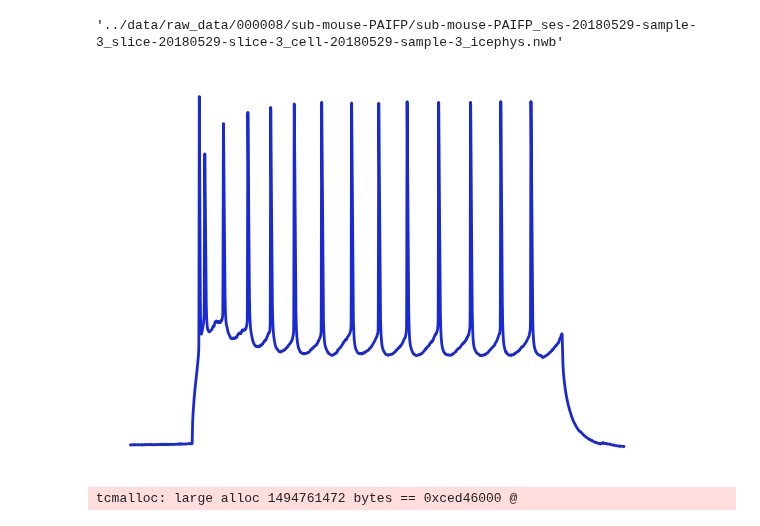
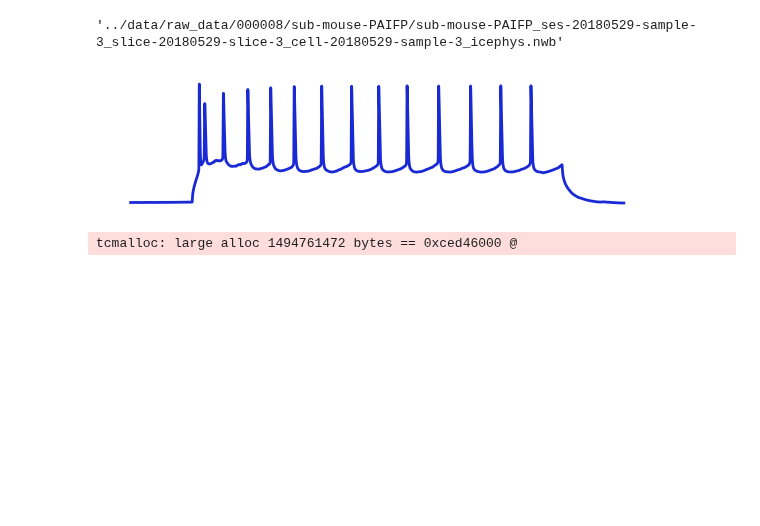
Before and after one commit to berenslab/hh_sbi, a Jupyter notebook: figures/figure_2.ipynb, the cells around one changed output. Cells and saved outputs as stored; diff of their text form; code cells hidden in the pictures; blank space fills up the shorter version.

```diff
--- a/figures/figure_2.ipynb
+++ b/figures/figure_2.ipynb
@@ -347,17 +347,17 @@ observation = {
 # %%
 lw = 2
 # %%
-fig, ax_obs = plt.subplots(1, 1, figsize=(7, 5))
+fig, ax_obs = plt.subplots(1, 1, figsize=(7, 1.7))
 # Experimental observation
 ax_obs.plot(observation["time"], observation["data"], c="#1929d3ff", lw=lw)
 sns.despine(left=True, bottom=True, ax=ax_obs)
 ax_obs.set_xticks([])
 ax_obs.set_yticks([])
 plt.savefig(
     "preliminary/observation_example.png", bbox_inches="tight", pad_inches=0, dpi=500
 )
 # %% [output]
-[figure, old version]
+[figure, new version]
 # %%
 # load prior simulations
 theta = np.load("../code/save_sims/M1_chunks/full_batch.npz")["theta"]
```
Also changed, not shown: parts of 13 cells of this notebook.
